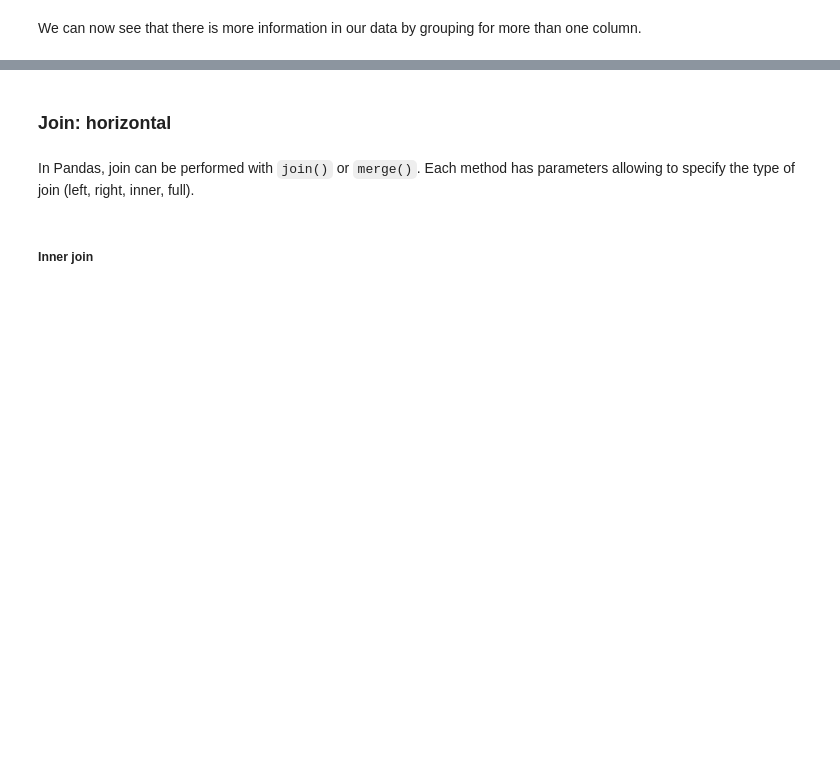
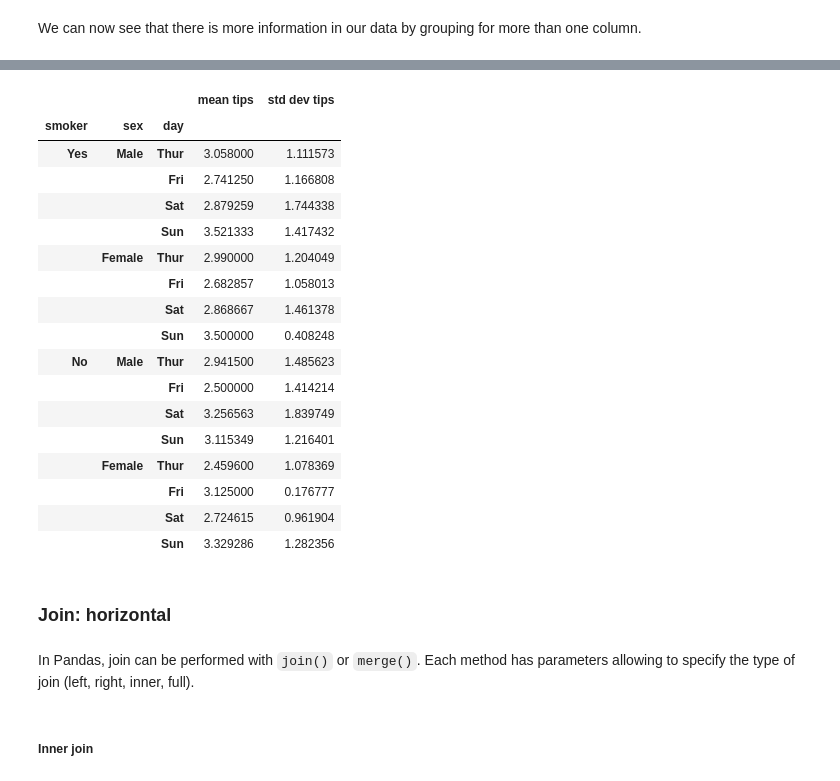
Before and after one commit to eflobau/TCD_19, a Jupyter notebook: notebooks/t2-TCD-Pandas-1.ipynb, the cells around one changed output, grey strips where cells are left out. Saved outputs shown, nothing was run; the diff lists cells and outputs as text; code cells hidden in the pictures; blank space fills up the shorter version.

```diff
--- a/notebooks/t2-TCD-Pandas-1.ipynb
+++ b/notebooks/t2-TCD-Pandas-1.ipynb
@@ -230,0 +363,9 @@ Now, we see that female smokers tip better than female non-smokers, and that non
+# %%
+# Group by three columns
+gb = tips.groupby(['smoker', 'sex', 'day'])
+
+# Apply the mean and reset index
+df_mean = gb['tip'].mean().reset_index().rename(columns={'tip': 'mean tips'})
+
+# Take a look
+df_mean
@@ -231,3 +390,27 @@ Now, we see that female smokers tip better than female non-smokers, and that non
+# %%
+df_summary = gb['tip'].agg([np.mean, np.std]).rename(columns={'mean': 'mean tips',
+                                             'std': 'std dev tips'})
+
+df_summary
+# %% [output]
+|  |  |  | mean tips | std dev tips |
+| smoker | sex | day |  |  |
+| Yes | Male | Thur | 3.058000 | 1.111573 |
+|  |  | Fri | 2.741250 | 1.166808 |
+|  |  | Sat | 2.879259 | 1.744338 |
+|  |  | Sun | 3.521333 | 1.417432 |
+|  | Female | Thur | 2.990000 | 1.204049 |
+|  |  | Fri | 2.682857 | 1.058013 |
+|  |  | Sat | 2.868667 | 1.461378 |
+|  |  | Sun | 3.500000 | 0.408248 |
+| No | Male | Thur | 2.941500 | 1.485623 |
+|  |  | Fri | 2.500000 | 1.414214 |
+|  |  | Sat | 3.256563 | 1.839749 |
+|  |  | Sun | 3.115349 | 1.216401 |
+|  | Female | Thur | 2.459600 | 1.078369 |
+|  |  | Fri | 3.125000 | 0.176777 |
+|  |  | Sat | 2.724615 | 0.961904 |
+|  |  | Sun | 3.329286 | 1.282356 |
 # %% [markdown]
 ### Join: horizontal
 # %% [markdown]
```
Also changed, not shown: parts of 24 cells of this notebook.
